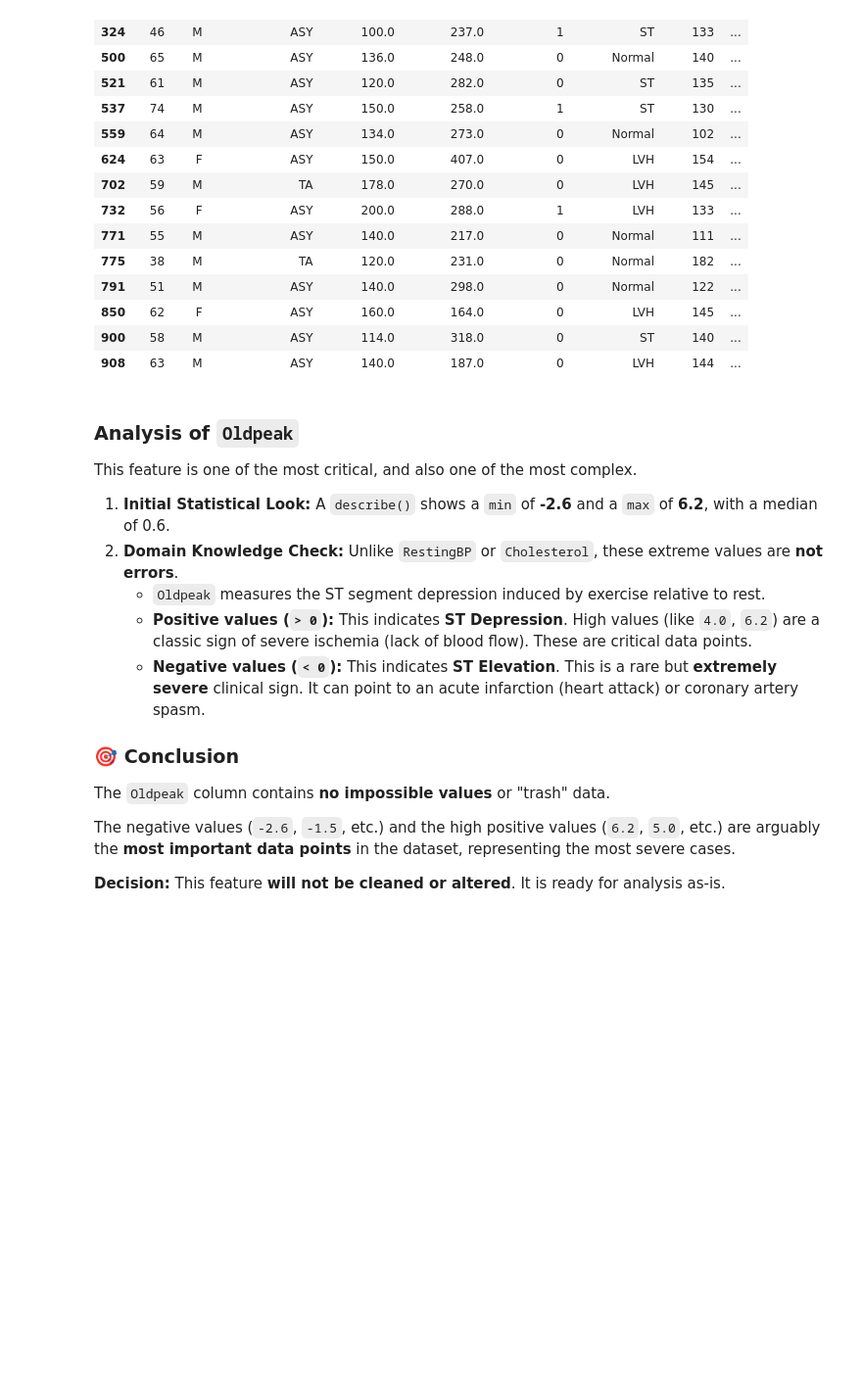
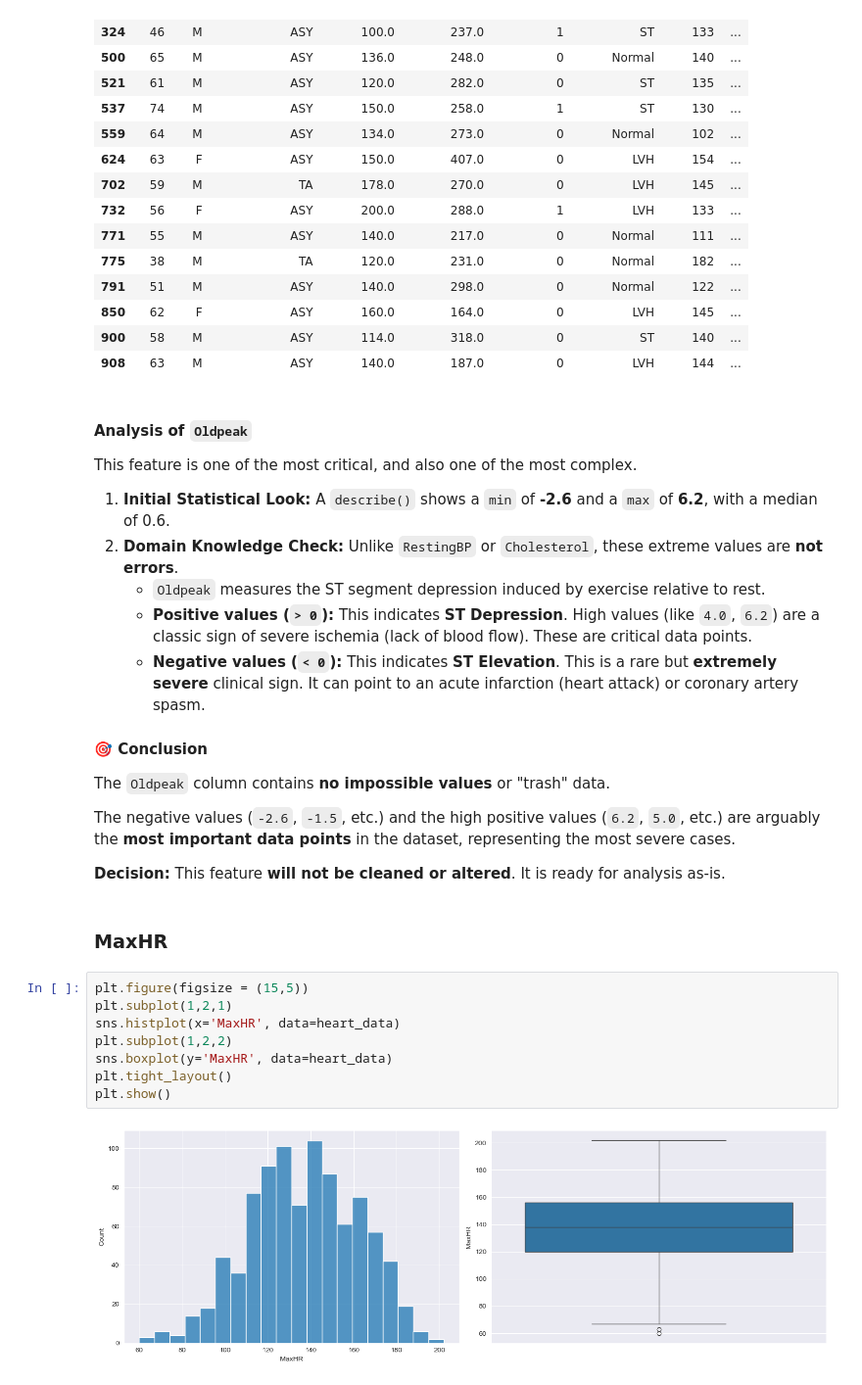
Before and after one commit to Sanjouk/IA01-Project, a Jupyter notebook: src/project.ipynb, the cells around one changed output. Shown at 98% size. Saved outputs shown, nothing was run; the diff lists cells and outputs as text; blank space fills up the shorter version.

```diff
--- a/src/project.ipynb
+++ b/src/project.ipynb
@@ -204,7 +202,7 @@ heart_data[ (heart_data['Oldpeak'] < lower) | (heart_data['Oldpeak'] > upper) ]
 | 900 | 58 | M | ASY | 114.0 | 318.0 | 0 | ST | 140 | ... |
 | 908 | 63 | M | ASY | 140.0 | 187.0 | 0 | LVH | 144 | ... |
 # %% [markdown]
-### Analysis of `Oldpeak`
+#### Analysis of `Oldpeak`
 
 This feature is one of the most critical, and also one of the most complex.
 
@@ -214,10 +212,22 @@ This feature is one of the most critical, and also one of the most complex.
     * **Positive values (`> 0`):** This indicates **ST Depression**. High values (like `4.0`, `6.2`) are a classic sign of severe ischemia (lack of blood flow). These are critical data points.
     * **Negative values (`< 0`):** This indicates **ST Elevation**. This is a rare but **extremely severe** clinical sign. It can point to an acute infarction (heart attack) or coronary artery spasm.
 
-### 🎯 Conclusion
+#### 🎯 Conclusion
 
 The `Oldpeak` column contains **no impossible values** or "trash" data.
 
 The negative values (`-2.6`, `-1.5`, etc.) and the high positive values (`6.2`, `5.0`, etc.) are arguably the **most important data points** in the dataset, representing the most severe cases.
 
 **Decision:** This feature **will not be cleaned or altered**. It is ready for analysis as-is.
+# %% [markdown]
+### MaxHR
+# %%
+plt.figure(figsize = (15,5))
+plt.subplot(1,2,1)
+sns.histplot(x='MaxHR', data=heart_data)
+plt.subplot(1,2,2)
+sns.boxplot(y='MaxHR', data=heart_data)
+plt.tight_layout()
+plt.show()
+# %% [output]
+[figure, added]
```
Also changed, not shown: parts of 6 cells of this notebook.
